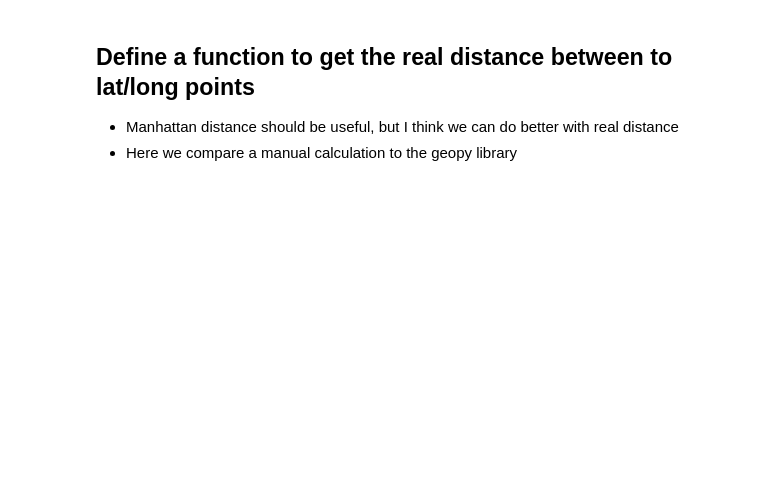
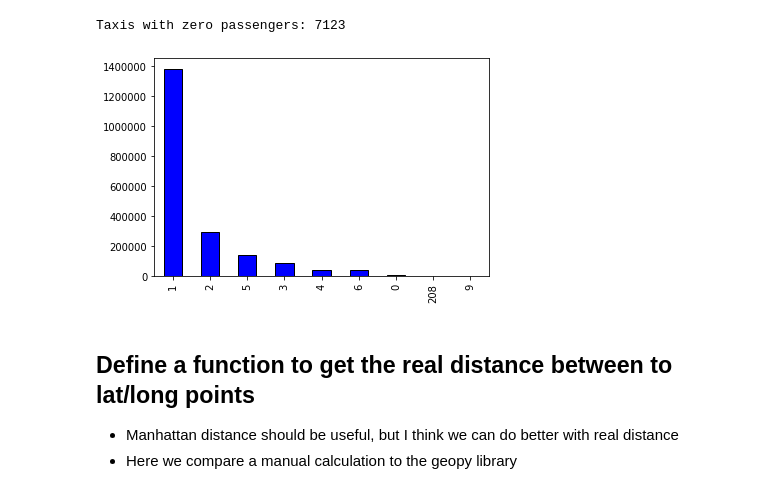
Before and after one commit to austinv211/PredictingTaxiFares, a Jupyter notebook: farePrediction.ipynb, the cells around one changed output. Saved outputs shown, nothing was run; the diff lists cells and outputs as text; code cells hidden in the pictures; blank space fills up the shorter version.

```diff
--- a/farePrediction.ipynb
+++ b/farePrediction.ipynb
@@ -0,0 +67,7 @@
+# %%
+print(f"Taxis with zero passengers: {len(INTRO_DF[INTRO_DF['passenger_count'] == 0])}")
+INTRO_DF['passenger_count'].value_counts().plot.bar(color = 'b', edgecolor = 'k')
+plt.show()
+# %% [output]
+Taxis with zero passengers: 7123
+[figure, added]
```
Also changed, not shown: parts of 20 cells of this notebook, 3 other files.
